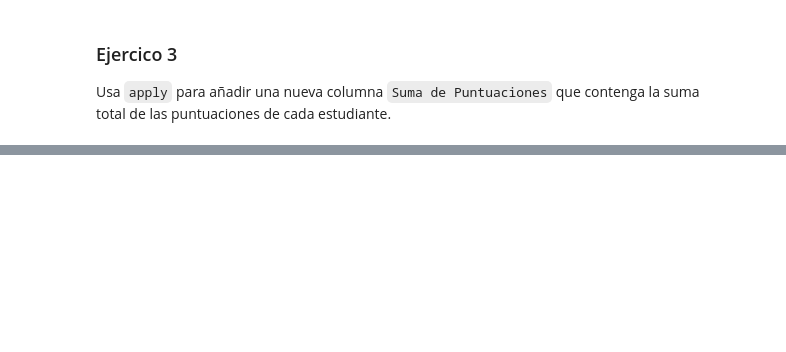
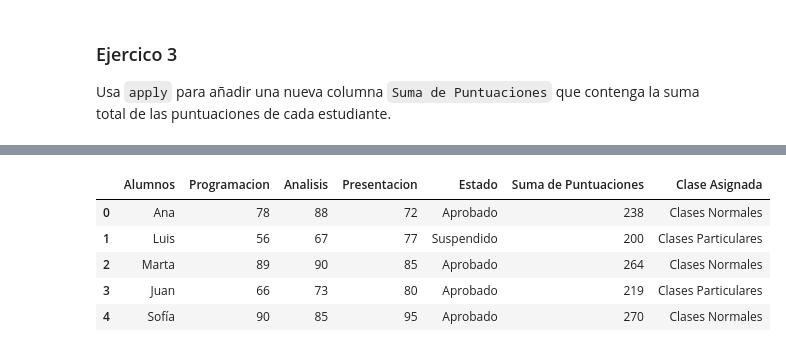
Before and after one commit to CristianZB-dev/MIS_PRACTICAS, a Jupyter notebook: 02_Programacion_y_Herramientas_Avanzadas/Sprint_04/Unidad_02/Ejercicios_Workout/13_Ejercicio_Manipulacion.ipynb, the cells around one changed output, grey strips where cells are left out. Saved outputs shown, nothing was run; the diff lists cells and outputs as text; code cells hidden in the pictures; blank space fills up the shorter version.

```diff
--- a/02_Programacion_y_Herramientas_Avanzadas/Sprint_04/Unidad_02/Ejercicios_Workout/13_Ejercicio_Manipulacion.ipynb
+++ b/02_Programacion_y_Herramientas_Avanzadas/Sprint_04/Unidad_02/Ejercicios_Workout/13_Ejercicio_Manipulacion.ipynb
@@ -208,3 +241,16 @@ Crea un `DataFrame` con los datos anteriores.
 # %% [markdown]
 ### Ejercicio 2
 Utiliza `apply` para añadir una nueva columna `Estado` que contenga 'Aprobado' si la puntuación media de las tres asignaturas es igual o superior a 70, y 'Suspendido' si no lo es.
+# %%
+# Creamos la función que pueda ingerir datos brutos como son las puntuaciones de programacion, análisis y presentación de cada alumno. En ella se calcula el promedio de las tres clases.
+# Si el resultado de la operacion "promedio" es superior a 70, la funcion devolverá "Aprovado", de lo contrario devolverá "Suspendido".
+def calcular_estado(row):
+    promedio = (row["Programacion"]+ row["Analisis"]+ row["Presentacion"]) / 3
+    if promedio >= 70:
+        return "Aprobado"
+    else:
+        return "Suspendido"
+# %%
+# En la nueva columna llamada "Estado", aplicamos la función "calcular_estado" para que la vaya rellenando con aprobado o suspendido en funcion de la nota media de cada alumno.
+df_escuela["Estado"] = df_escuela.apply(calcular_estado, axis=1)
+df_escuela
@@ -211,3 +264,11 @@ Utiliza `apply` para añadir una nueva columna `Estado` que contenga 'Aprobado'
 # %% [markdown]
 ### Ejercico 3
 Usa `apply` para añadir una nueva columna `Suma de Puntuaciones` que contenga la suma total de las puntuaciones de cada estudiante.
+# %%
+def suma_puntuaciones(row):
+    sumatoria = (row["Programacion"] + row["Analisis"] + row["Presentacion"])
+    return sumatoria
+
+df_escuela["Suma de Puntuaciones"] = df_escuela.apply(suma_puntuaciones, axis=1)
+
+df_escuela
@@ -213,0 +282,10 @@ Usa `apply` para añadir una nueva columna `Suma de Puntuaciones` que contenga l
+# %%
+# Ejercicio propio.
+# Si el alumno tiene una suma de calificaciones superior a 220 poner clases normales. Si es inferior a 220 poner clases particulares
+
+def asignacion_clases(row):
+    suma_puntuaciones = row["Programacion"] + row["Analisis"] + row["Presentacion"]
+    if suma_puntuaciones >=220:
+        return "Clases Normales"
+    else:
+        return "Clases Particulares"
@@ -213,0 +302,11 @@ Usa `apply` para añadir una nueva columna `Suma de Puntuaciones` que contenga l
+# %%
+df_escuela["Clase Asignada"] = df_escuela.apply(asignacion_clases, axis = 1)
+
+df_escuela
+# %% [output]
+|  | Alumnos | Programacion | Analisis | Presentacion | Estado | Suma de Puntuaciones | Clase Asignada |
+| 0 | Ana | 78 | 88 | 72 | Aprobado | 238 | Clases Normales |
+| 1 | Luis | 56 | 67 | 77 | Suspendido | 200 | Clases Particulares |
+| 2 | Marta | 89 | 90 | 85 | Aprobado | 264 | Clases Normales |
+| 3 | Juan | 66 | 73 | 80 | Aprobado | 219 | Clases Particulares |
+| 4 | Sofía | 90 | 85 | 95 | Aprobado | 270 | Clases Normales |
```
Also changed, not shown: parts of 5 cells of this notebook.
